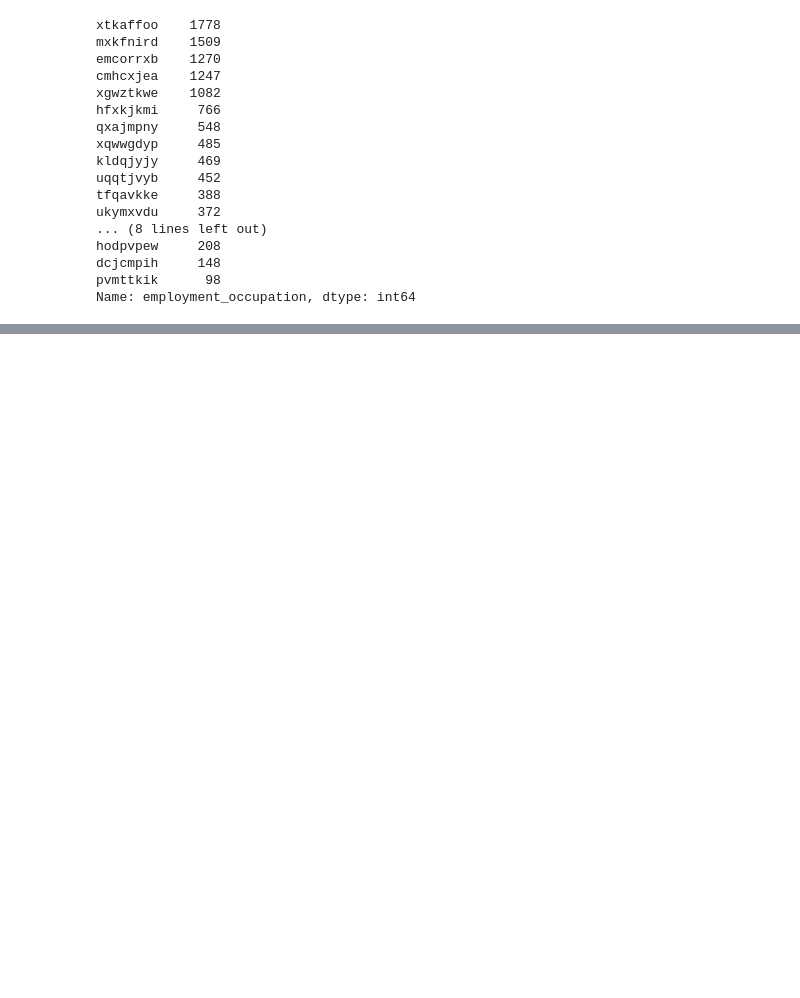
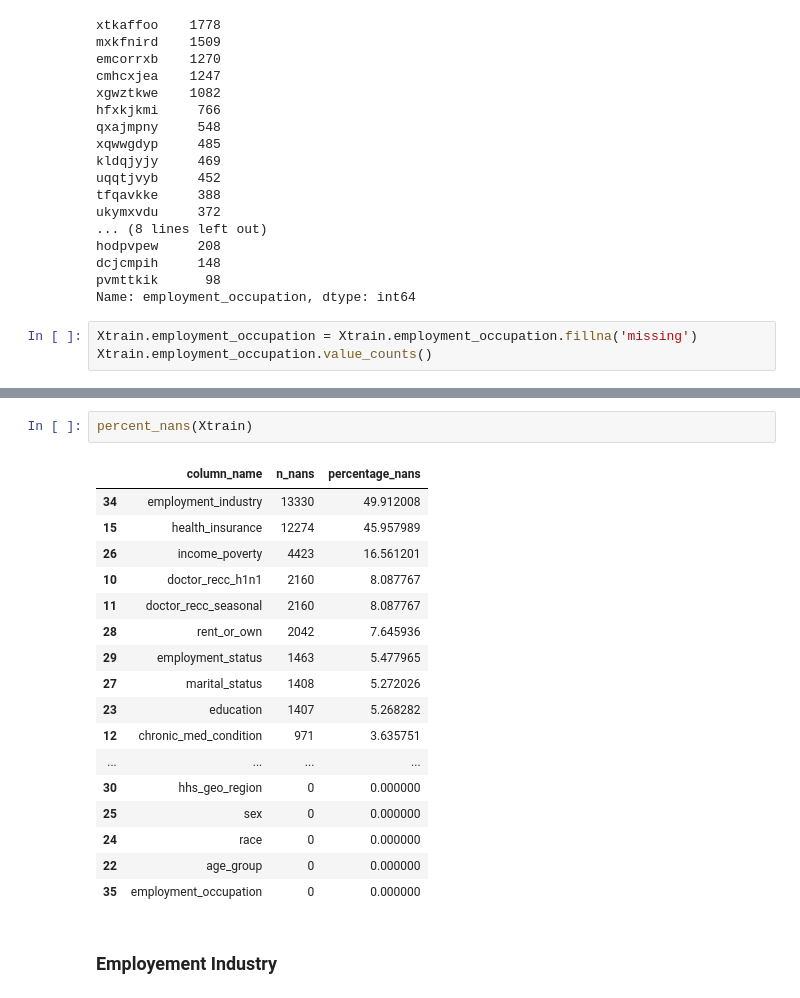
Before and after one commit to RyanMcCall/h1n1_flu_ds, a Jupyter notebook: notebooks/3.0-rem-prepare.ipynb, the cells around one changed output, grey strips where cells are left out. Drawn from its saved outputs; the diff is of its cells as text; blank space fills up the shorter version.

Commit message:
Impute employent columns

```diff
--- a/notebooks/3.0-rem-prepare.ipynb
+++ b/notebooks/3.0-rem-prepare.ipynb
@@ -68,3 +76,6 @@ hodpvpew     208
 dcjcmpih     148
 pvmttkik      98
 Name: employment_occupation, dtype: int64
+# %%
+Xtrain.employment_occupation = Xtrain.employment_occupation.fillna('missing')
+Xtrain.employment_occupation.value_counts()
@@ -70,0 +100,22 @@ Name: employment_occupation, dtype: int64
+# %%
+percent_nans(Xtrain)
+# %% [output]
+|  | column_name | n_nans | percentage_nans |
+| 34 | employment_industry | 13330 | 49.912008 |
+| 15 | health_insurance | 12274 | 45.957989 |
+| 26 | income_poverty | 4423 | 16.561201 |
+| 10 | doctor_recc_h1n1 | 2160 | 8.087767 |
+| 11 | doctor_recc_seasonal | 2160 | 8.087767 |
+| 28 | rent_or_own | 2042 | 7.645936 |
+| 29 | employment_status | 1463 | 5.477965 |
+| 27 | marital_status | 1408 | 5.272026 |
+| 23 | education | 1407 | 5.268282 |
+| 12 | chronic_med_condition | 971 | 3.635751 |
+| ... | ... | ... | ... |
+| 30 | hhs_geo_region | 0 | 0.000000 |
+| 25 | sex | 0 | 0.000000 |
+| 24 | race | 0 | 0.000000 |
+| 22 | age_group | 0 | 0.000000 |
+| 35 | employment_occupation | 0 | 0.000000 |
+# %% [markdown]
+### Employement Industry
```
Also changed, not shown: parts of 11 cells of this notebook.
